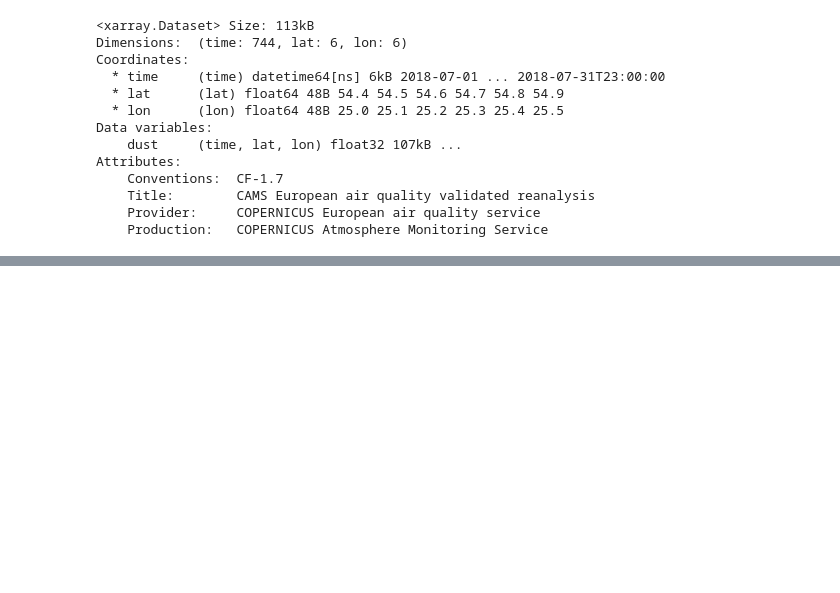
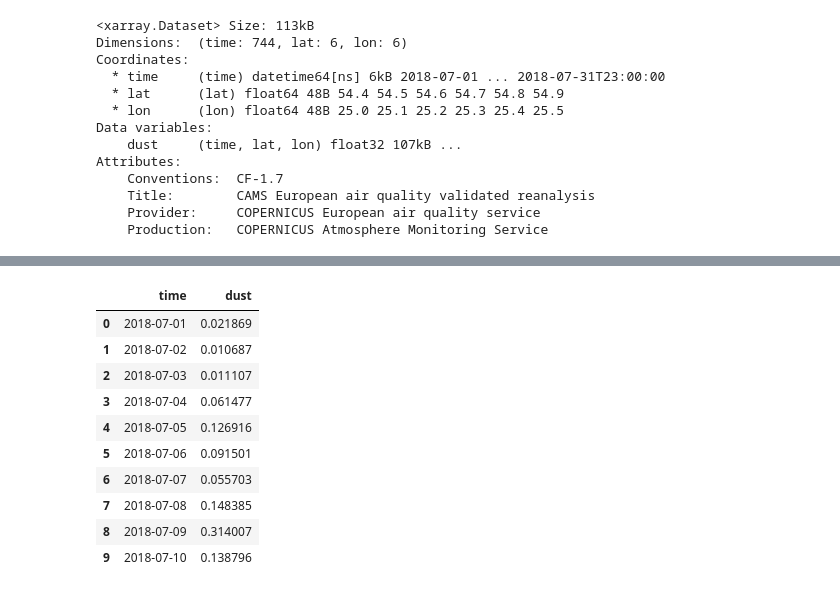
Before and after one commit to rugcer04/Duomenu_mokslo_projektas, a Jupyter notebook: code/python/datasets_prep/CAMS_toolbox.ipynb, the cells around one changed output, grey strips where cells are left out. Cells and saved outputs as stored; diff of their text form; code cells hidden in the pictures; blank space fills up the shorter version.

```diff
--- a/code/python/datasets_prep/CAMS_toolbox.ipynb
+++ b/code/python/datasets_prep/CAMS_toolbox.ipynb
@@ -90,0 +159,17 @@ plt.show()
+# %%
+df = ds_regional.to_dataframe()
+df = df.groupby(df.index.floor('D')).mean().reset_index()
+# %%
+df.head(10)
+# %% [output]
+|  | time | dust |
+| 0 | 2018-07-01 | 0.021869 |
+| 1 | 2018-07-02 | 0.010687 |
+| 2 | 2018-07-03 | 0.011107 |
+| 3 | 2018-07-04 | 0.061477 |
+| 4 | 2018-07-05 | 0.126916 |
+| 5 | 2018-07-06 | 0.091501 |
+| 6 | 2018-07-07 | 0.055703 |
+| 7 | 2018-07-08 | 0.148385 |
+| 8 | 2018-07-09 | 0.314007 |
+| 9 | 2018-07-10 | 0.138796 |
```
Also changed, not shown: parts of 5 cells of this notebook, 2 other files.
